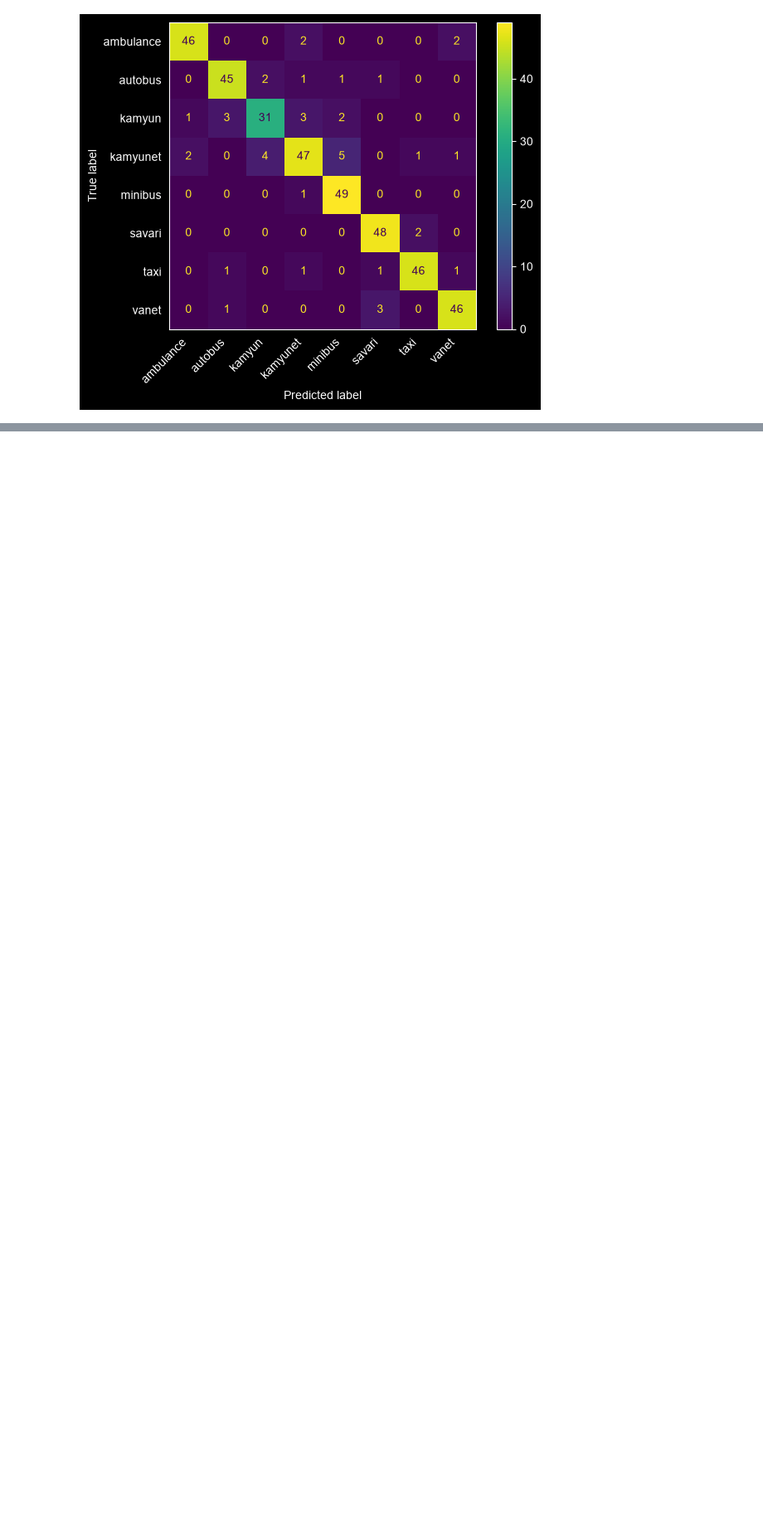
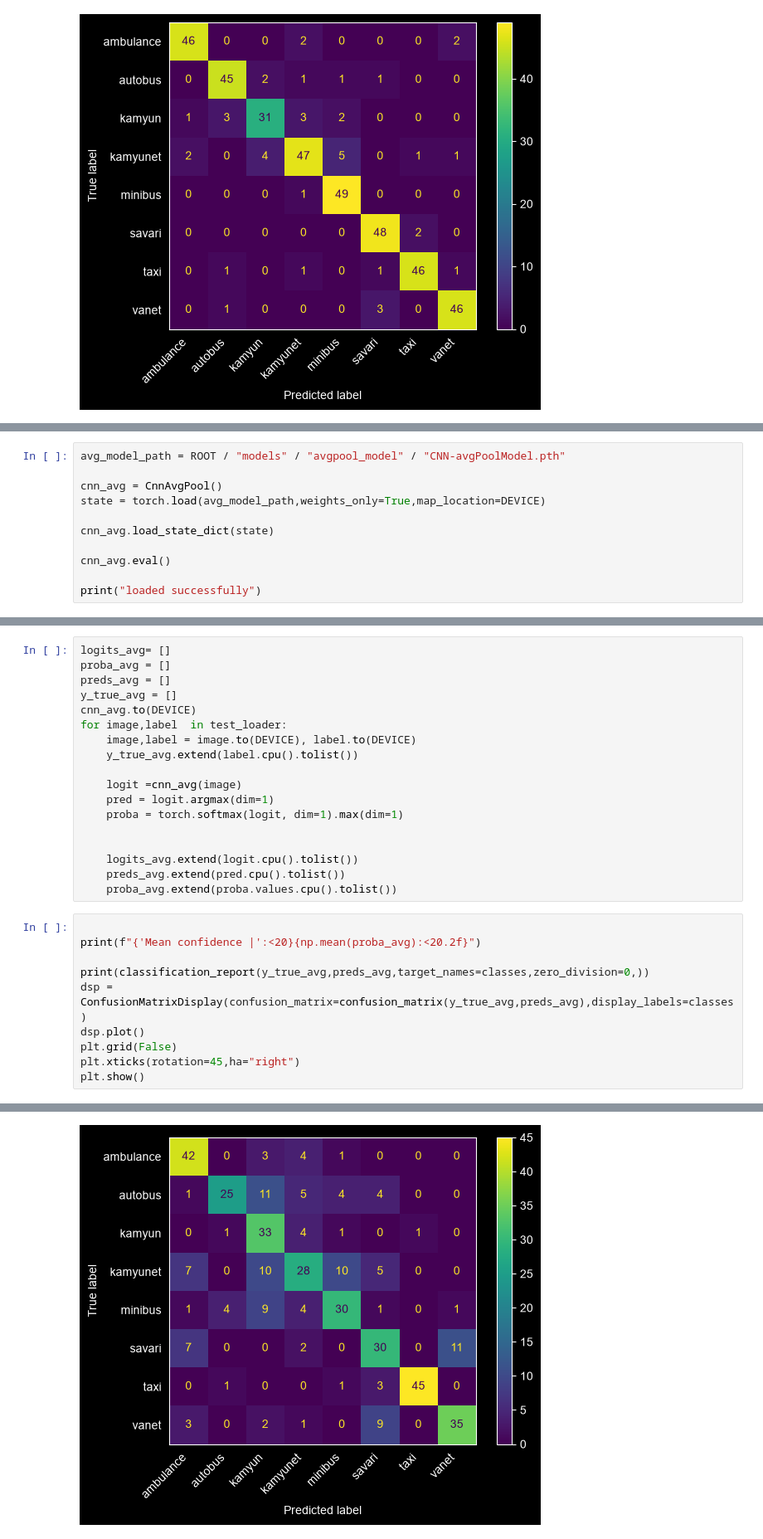
Before and after one commit to mrpanigale/Traffic_vehicle, a Jupyter notebook: src/test_all_models.ipynb, the cells around one changed output, grey strips where cells are left out. Shown at 83% size. Cells and saved outputs as stored; diff of their text form; blank space fills up the shorter version.

Commit message:
docs: this file test all models on TestDataset and plots the result and scores

```diff
--- a/src/test_all_models.ipynb
+++ b/src/test_all_models.ipynb
@@ -382,0 +433,11 @@ weighted avg       0.89      0.90      0.89       400
+# %%
+avg_model_path = ROOT / "models" / "avgpool_model" / "CNN-avgPoolModel.pth"
+
+cnn_avg = CnnAvgPool()
+state = torch.load(avg_model_path,weights_only=True,map_location=DEVICE)
+
+cnn_avg.load_state_dict(state)
+
+cnn_avg.eval()
+
+print("loaded successfully")
@@ -382,0 +446,29 @@ weighted avg       0.89      0.90      0.89       400
+# %%
+logits_avg= []
+proba_avg = []
+preds_avg = []
+y_true_avg = []
+cnn_avg.to(DEVICE)
+for image,label  in test_loader:
+    image,label = image.to(DEVICE), label.to(DEVICE)
+    y_true_avg.extend(label.cpu().tolist())
+
+    logit =cnn_avg(image)
+    pred = logit.argmax(dim=1)
+    proba = torch.softmax(logit, dim=1).max(dim=1)
+
+
+    logits_avg.extend(logit.cpu().tolist())
+    preds_avg.extend(pred.cpu().tolist())
+    proba_avg.extend(proba.values.cpu().tolist())
+# %%
+
+print(f"{'Mean confidence |':<20}{np.mean(proba_avg):<20.2f}")
+
+print(classification_report(y_true_avg,preds_avg,target_names=classes,zero_division=0,))
+dsp = ConfusionMatrixDisplay(confusion_matrix=confusion_matrix(y_true_avg,preds_avg),display_labels=classes)
+dsp.plot()
+plt.grid(False)
+plt.xticks(rotation=45,ha="right")
+plt.show()
+# %% [output]
@@ -382,0 +490 @@ weighted avg       0.89      0.90      0.89       400
+[figure, added]
```
Also changed, not shown: parts of 25 cells of this notebook.
